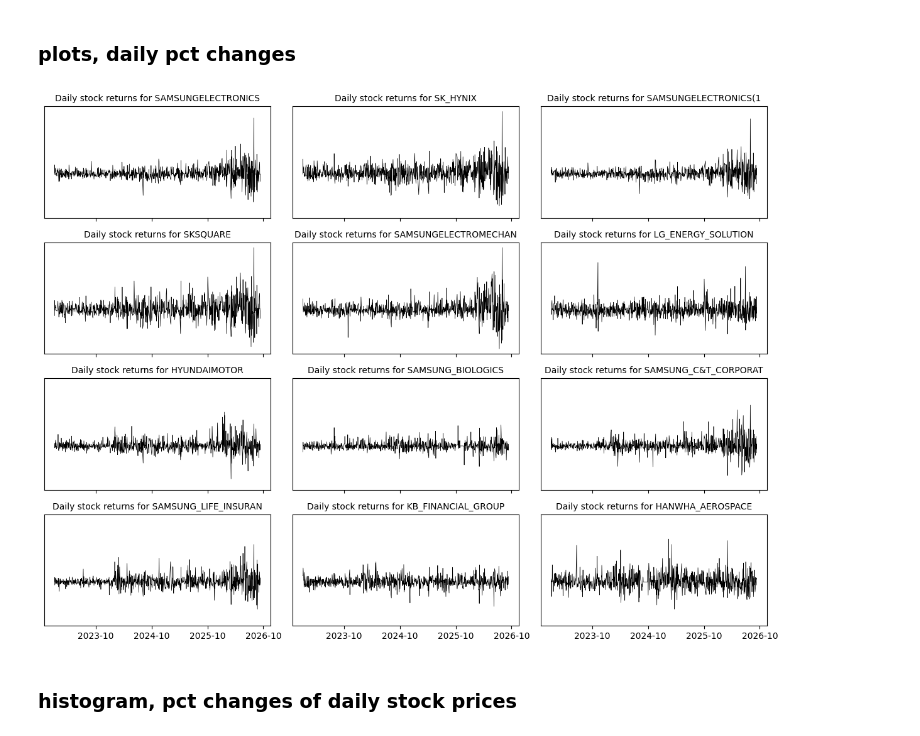
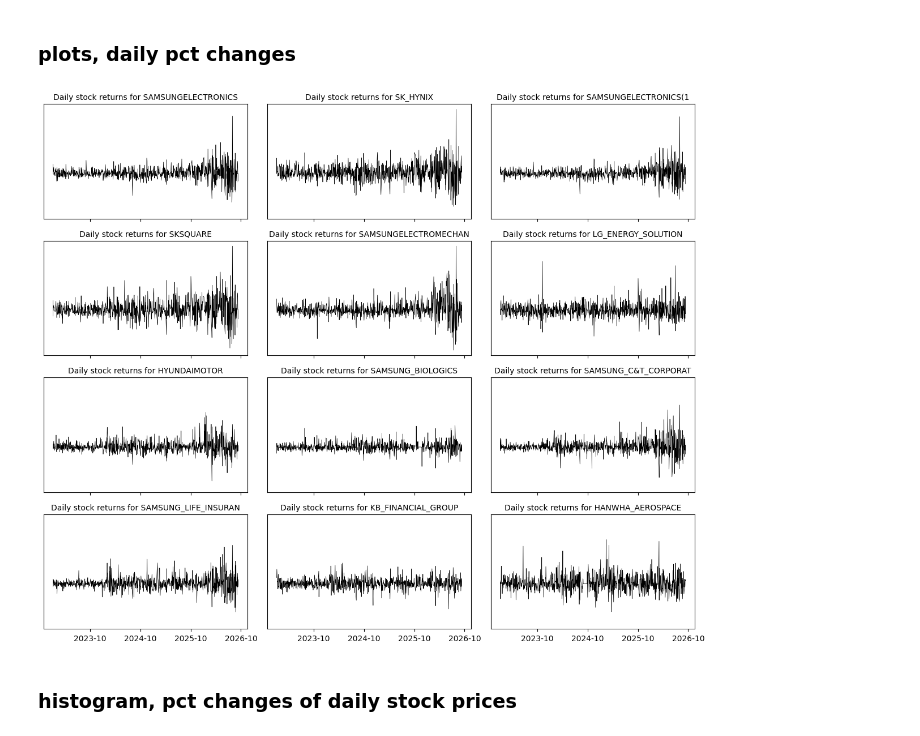
Before and after one commit to bahn28/salad, a Jupyter notebook: az_krx_001.ipynb, the cells around one changed output. Saved outputs shown, nothing was run; the diff lists cells and outputs as text; code cells hidden in the pictures.

```diff
--- a/az_krx_001.ipynb
+++ b/az_krx_001.ipynb
@@ -228,7 +228,7 @@ sub_r = int(sub_r)   # subplot row 갯수, 정수
 
 # 그림판, 서브 플롯 배치, 전체 크기, 축 공유 등
 fig, axes = plt.subplots(sub_r, sub_c,
-                         figsize=(sub_c*4, sub_r*2.25), # (width, height)
+                         figsize=(sub_c*4, sub_r*2.5), # (width, height)
                          sharex=True
                          )
 
@@ -255,32 +255,32 @@ plt.show()
 # %%
 # 일부 중복 코드 생략 가능 (아래 파라메타 값)
 n_plot = len(tickers)
 sub_c = 3             #   subplot col 갯수
 sub_r = n_plot/sub_c if n_plot%sub_c ==0 else n_plot//sub_c + 1
 sub_r = int(sub_r)   # subplot row 갯수, 정수
 
 fig, axes = plt.subplots(sub_r, sub_c,
-                         figsize=(sub_c*4, sub_r*2.25), # (width, height)
+                         figsize=(sub_c*4, sub_r*2.5), # (width, height)
                          sharex=True,
                          sharey=True
                          )
 
 for ax, ticker, tic_en in zip(axes.flat, tickers, tick_en) :
   ax.plot(
           yymmdd,
           df_dat[f"{ticker}"].pct_change(),
           linewidth=0.5 ,
           color='black'
         )
   ax.set_title(f"Daily stock returns for {tic_en}", fontsize=10)
   ax.set_yticks([])
   ax.xaxis.set_major_locator(mdates.MonthLocator(interval=12))
 
 # 결과 디스플레이
 plt.tight_layout()
 plt.show()
 # %% [output]
-[figure, old version]
+[figure, new version]
 # %% [markdown]
 ### histogram, pct changes of daily stock prices
 # %%
```
Also changed, not shown: parts of 2 cells of this notebook.
